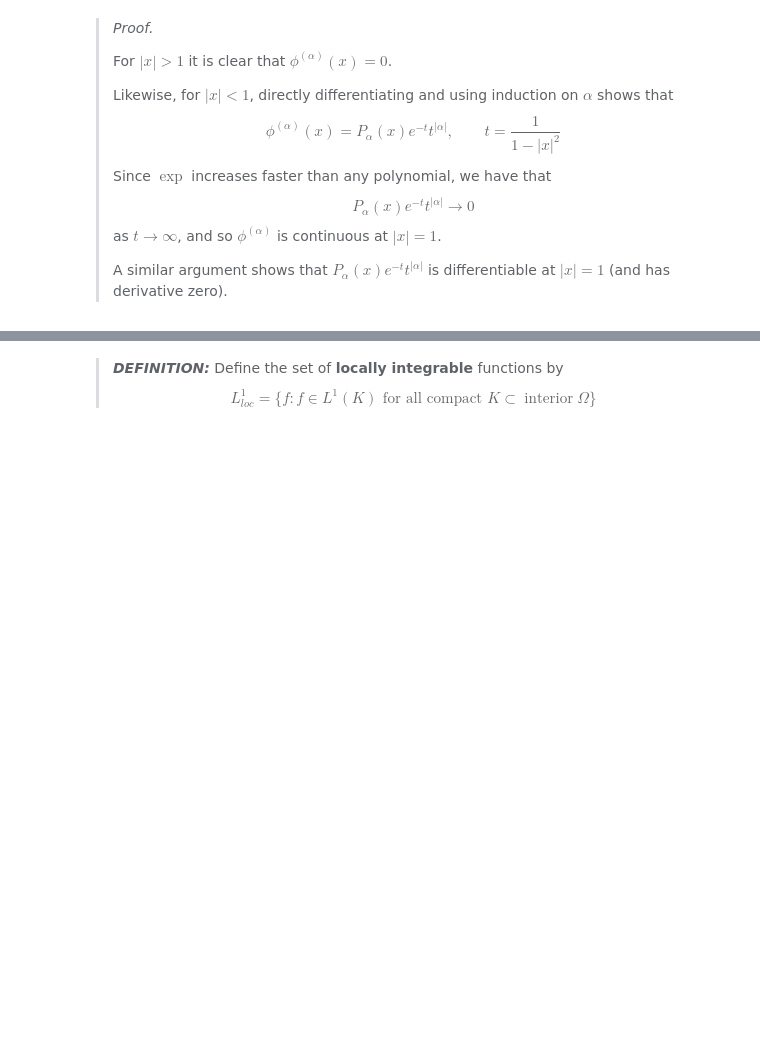
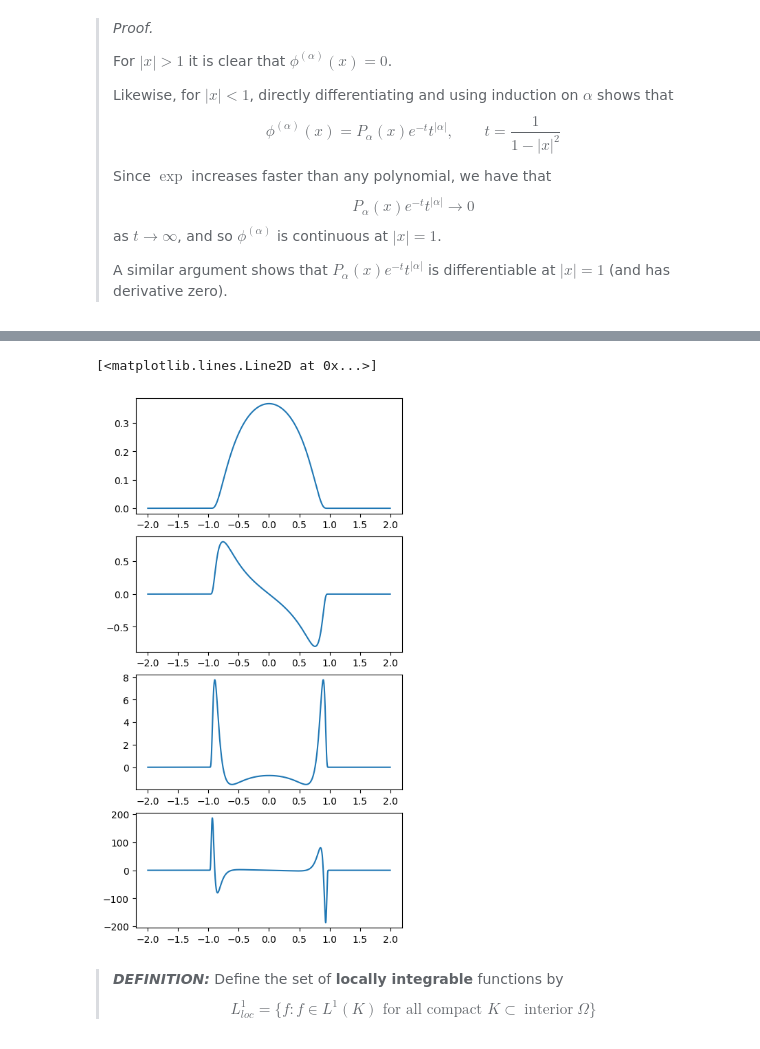
Before and after one commit to pazner/mth-651, a Jupyter notebook: lecture_notebooks/lecture_3.ipynb, the cells around one changed output, grey strips where cells are left out. Drawn from its saved outputs; the diff is of its cells as text; code cells hidden in the pictures; blank space fills up the shorter version.

```diff
--- a/lecture_notebooks/lecture_3.ipynb
+++ b/lecture_notebooks/lecture_3.ipynb
@@ -166,3 +178,37 @@ $$
+# %%
+def centered_difference(y, h):
+    n = len(x)
+    dy = np.zeros(n)
+    for i in range(n):
+        if i == 0:
+            yL = 0.0
+        else:
+            yL = y[i-1]
+        if i == n-1:
+            yR = 0.0
+        else:
+            yR = y[i+1]
+        dy[i] = (yR - yL) / (2*h)
+    return dy
+
+def nth_centered_difference(n, y, h):
+    dy = y
+    for i in range(n):
+        dy = centered_difference(dy, h)
+    return dy
+
+h = x[1] - x[0]
+y = f(x)
+
+fig, (ax0, ax1, ax2, ax3) = plt.subplots(4, 1, figsize=(5,10))
+
+ax0.plot(x, y)
+ax1.plot(x, nth_centered_difference(1, y, h))
+ax2.plot(x, nth_centered_difference(2, y, h))
+ax3.plot(x, nth_centered_difference(3, y, h))
+# %% [output]
+[<matplotlib.lines.Line2D at 0x...>]
+[figure, added]
 # %% [markdown]
 > **_DEFINITION:_** Define the set of **locally integrable** functions by
 > $$
```
Also changed, not shown: parts of 2 cells of this notebook, 2 other files.
